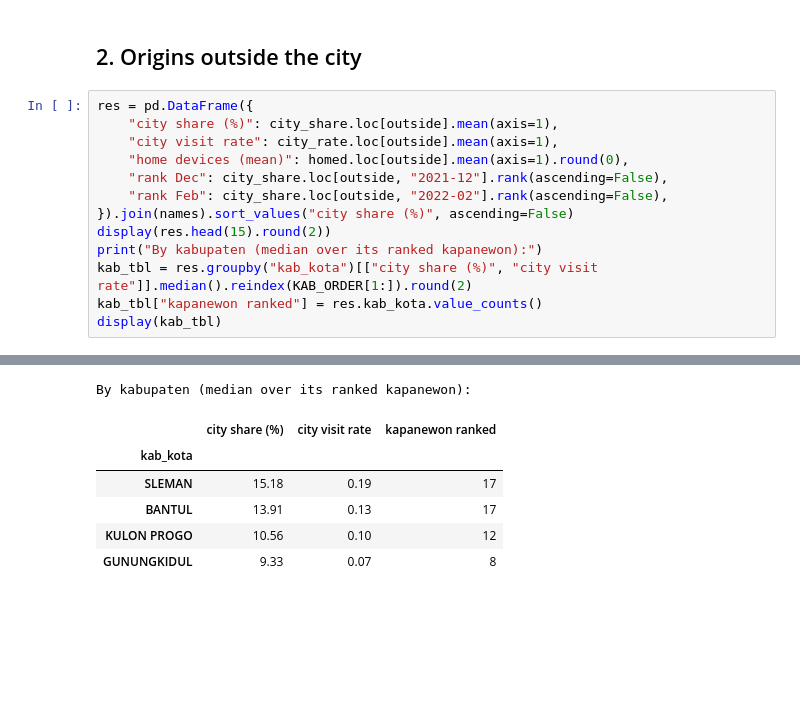
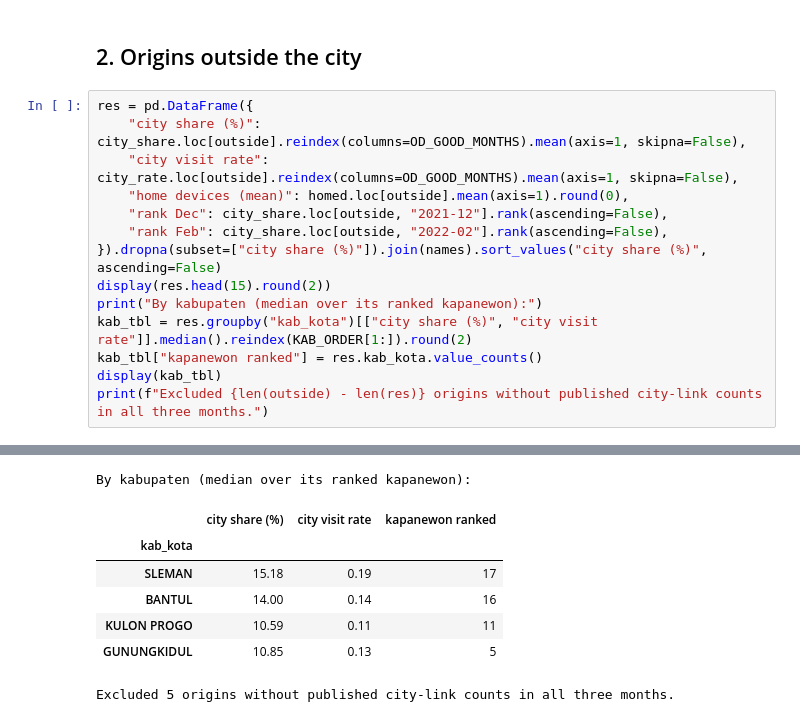
Before and after one commit to FachryAlfareeza/JogjaHumanMobility, a Jupyter notebook: notebooks/05_daytime_visits.ipynb, the cells around one changed output, grey strips where cells are left out. Drawn from its saved outputs; the diff is of its cells as text; blank space fills up the shorter version.

```diff
--- a/notebooks/05_daytime_visits.ipynb
+++ b/notebooks/05_daytime_visits.ipynb
@@ -92,42 +95,44 @@ Median city visit rate by month, origins outside the city (rises as the panel ch
 ## 2. Origins outside the city
 # %%
 res = pd.DataFrame({
-    "city share (%)": city_share.loc[outside].mean(axis=1),
-    "city visit rate": city_rate.loc[outside].mean(axis=1),
+    "city share (%)": city_share.loc[outside].reindex(columns=OD_GOOD_MONTHS).mean(axis=1, skipna=False),
+    "city visit rate": city_rate.loc[outside].reindex(columns=OD_GOOD_MONTHS).mean(axis=1, skipna=False),
     "home devices (mean)": homed.loc[outside].mean(axis=1).round(0),
     "rank Dec": city_share.loc[outside, "2021-12"].rank(ascending=False),
     "rank Feb": city_share.loc[outside, "2022-02"].rank(ascending=False),
-}).join(names).sort_values("city share (%)", ascending=False)
+}).dropna(subset=["city share (%)"]).join(names).sort_values("city share (%)", ascending=False)
 display(res.head(15).round(2))
 print("By kabupaten (median over its ranked kapanewon):")
 kab_tbl = res.groupby("kab_kota")[["city share (%)", "city visit rate"]].median().reindex(KAB_ORDER[1:]).round(2)
 kab_tbl["kapanewon ranked"] = res.kab_kota.value_counts()
 display(kab_tbl)
+print(f"Excluded {len(outside) - len(res)} origins without published city-link counts in all three months.")
 # %% [output]
 |  | city share (%) | city visit rate | home devices (mean) | rank Dec | rank Feb | kab_kota | kapanewon |
 | origin_code |  |  |  |  |  |  |  |
 | 34.02.12 | 38.22 | 0.61 | 5334.0 | 1.0 | 3.0 | BANTUL | BANGUNTAPAN |
 | 34.02.15 | 38.09 | 0.55 | 2571.0 | 2.0 | 1.0 | BANTUL | SEWON |
 | 34.02.16 | 35.53 | 0.41 | 5473.0 | 3.0 | 2.0 | BANTUL | KASIHAN |
 | 34.04.07 | 28.80 | 0.36 | 8349.0 | 4.0 | 4.0 | SLEMAN | DEPOK |
 | 34.04.01 | 27.22 | 0.41 | 5655.0 | 5.0 | 5.0 | SLEMAN | GAMPING |
 | 34.04.06 | 25.46 | 0.38 | 3234.0 | 10.0 | 6.0 | SLEMAN | MLATI |
 | 34.04.13 | 24.80 | 0.26 | 2290.0 | 9.0 | 7.0 | SLEMAN | SLEMAN |
 | 34.04.08 | 23.80 | 0.40 | 1086.0 | 6.0 | 9.0 | SLEMAN | BERBAH |
 | 34.02.13 | 19.82 | 0.22 | 1021.0 | 24.0 | 8.0 | BANTUL | PLERET |
 | 34.03.01 | 18.26 | 0.17 | 1684.0 | 14.0 | 27.0 | GUNUNGKIDUL | WONOSARI |
 | 34.02.14 | 18.15 | 0.27 | 866.0 | 12.0 | 21.0 | BANTUL | PIYUNGAN |
 | 34.04.02 | 18.03 | 0.22 | 2133.0 | 28.0 | 10.0 | SLEMAN | GODEAN |
 | 34.04.12 | 17.83 | 0.22 | 6266.0 | 22.0 | 12.0 | SLEMAN | NGAGLIK |
 | 34.01.02 | 17.67 | 0.20 | 1250.0 | 11.0 | 30.0 | KULON PROGO | WATES |
 | 34.02.09 | 17.61 | 0.18 | 1583.0 | 38.0 | 11.0 | BANTUL | JETIS |
 By kabupaten (median over its ranked kapanewon):
 |  | city share (%) | city visit rate | kapanewon ranked |
 | kab_kota |  |  |  |
 | SLEMAN | 15.18 | 0.19 | 17 |
-| BANTUL | 13.91 | 0.13 | 17 |
-| KULON PROGO | 10.56 | 0.10 | 12 |
-| GUNUNGKIDUL | 9.33 | 0.07 | 8 |
+| BANTUL | 14.00 | 0.14 | 16 |
+| KULON PROGO | 10.59 | 0.11 | 11 |
+| GUNUNGKIDUL | 10.85 | 0.13 | 5 |
+Excluded 5 origins without published city-link counts in all three months.
 # %%
 show = res.head(15).iloc[::-1]
 fig, ax = plt.subplots(figsize=FIGSIZE)
```
Also changed, not shown: parts of 9 cells of this notebook, 7 other files.
